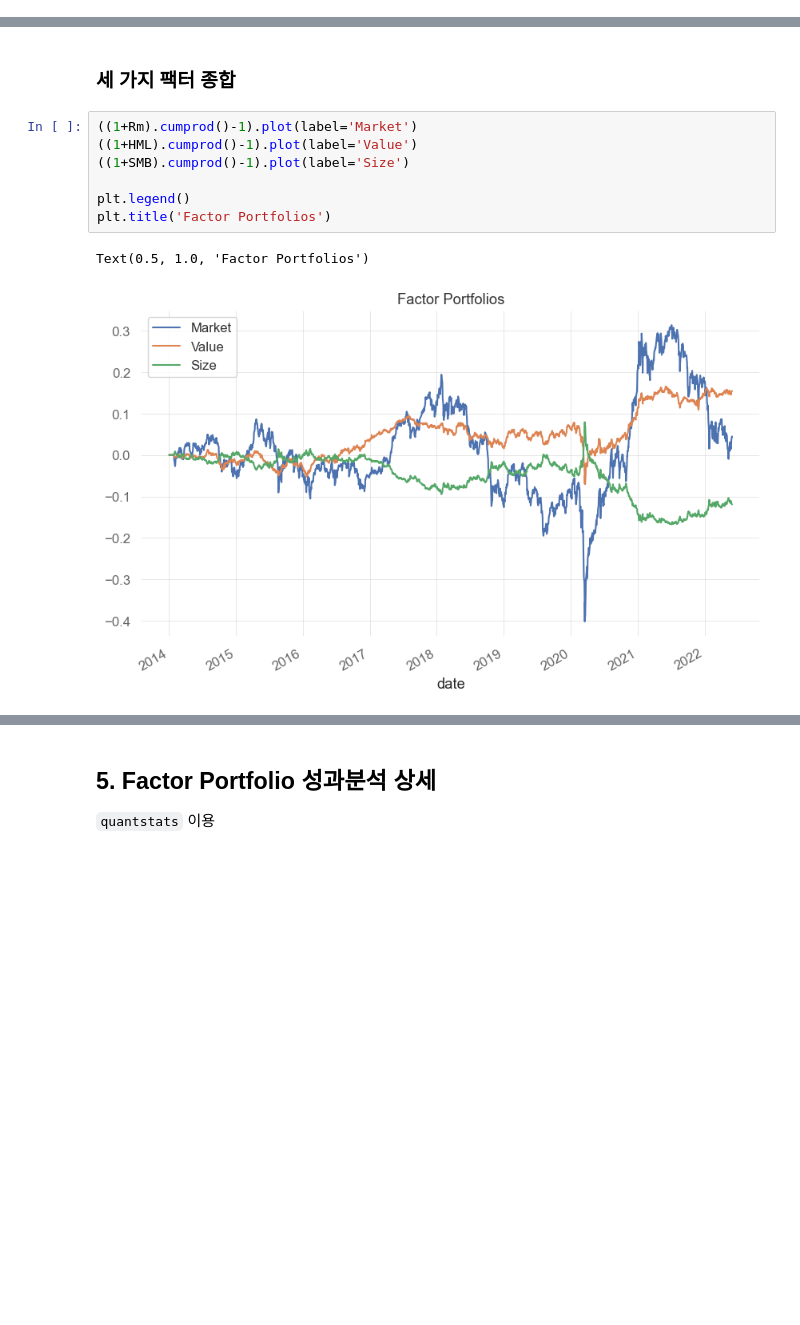
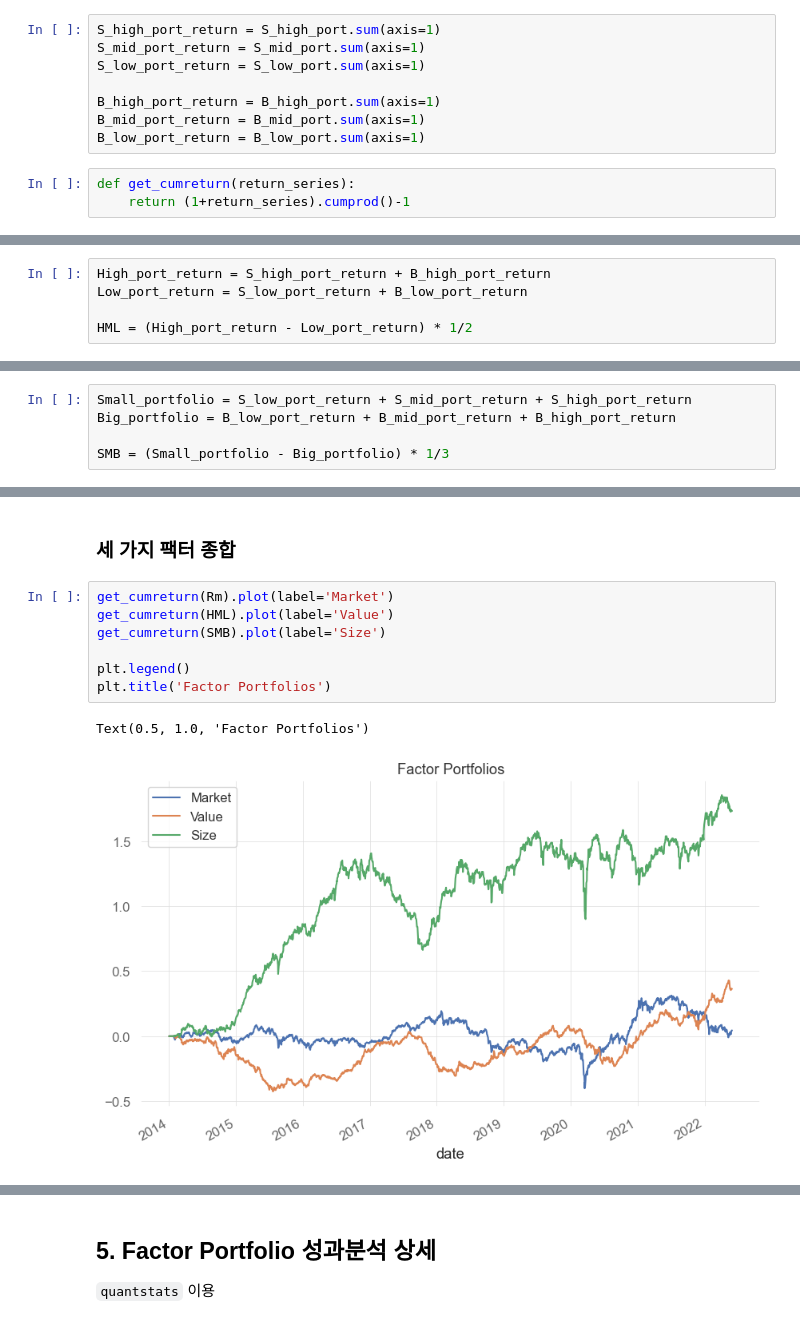
Before and after one commit to jaepil-choi/qtrsch, a Jupyter notebook: factor_research.ipynb, the cells around one changed output, grey strips where cells are left out. Cells and saved outputs as stored; diff of their text form; blank space fills up the shorter version.

```diff
--- a/factor_research.ipynb
+++ b/factor_research.ipynb
@@ -370,0 +466,11 @@ HML = (High_portfolio - Low_portfolio) * 1/2
+# %%
+S_high_port_return = S_high_port.sum(axis=1)
+S_mid_port_return = S_mid_port.sum(axis=1)
+S_low_port_return = S_low_port.sum(axis=1)
+
+B_high_port_return = B_high_port.sum(axis=1)
+B_mid_port_return = B_mid_port.sum(axis=1)
+B_low_port_return = B_low_port.sum(axis=1)
+# %%
+def get_cumreturn(return_series):
+    return (1+return_series).cumprod()-1
@@ -371,3 +510,8 @@ HML = (High_portfolio - Low_portfolio) * 1/2
+# %%
+High_port_return = S_high_port_return + B_high_port_return
+Low_port_return = S_low_port_return + B_low_port_return
+
+HML = (High_port_return - Low_port_return) * 1/2
 # %%
 HML.index = pd.to_datetime(HML.index)
 # %%
@@ -392,3 +531,8 @@ SMB = (Small_portfolio - Big_portfolio) * 1/3
+# %%
+Small_portfolio = S_low_port_return + S_mid_port_return + S_high_port_return
+Big_portfolio = B_low_port_return + B_mid_port_return + B_high_port_return
+
+SMB = (Small_portfolio - Big_portfolio) * 1/3
 # %%
 SMB.index = pd.to_datetime(SMB.index)
 # %%
@@ -399,12 +543,12 @@ SMB.index = pd.to_datetime(SMB.index)
 # %% [markdown]
 ### 세 가지 팩터 종합
 # %%
-((1+Rm).cumprod()-1).plot(label='Market')
-((1+HML).cumprod()-1).plot(label='Value')
-((1+SMB).cumprod()-1).plot(label='Size')
+get_cumreturn(Rm).plot(label='Market')
+get_cumreturn(HML).plot(label='Value')
+get_cumreturn(SMB).plot(label='Size')
 
 plt.legend()
 plt.title('Factor Portfolios')
 # %% [output]
 Text(0.5, 1.0, 'Factor Portfolios')
-[figure, old version]
+[figure, new version]
```
Also changed, not shown: parts of 26 cells of this notebook.
